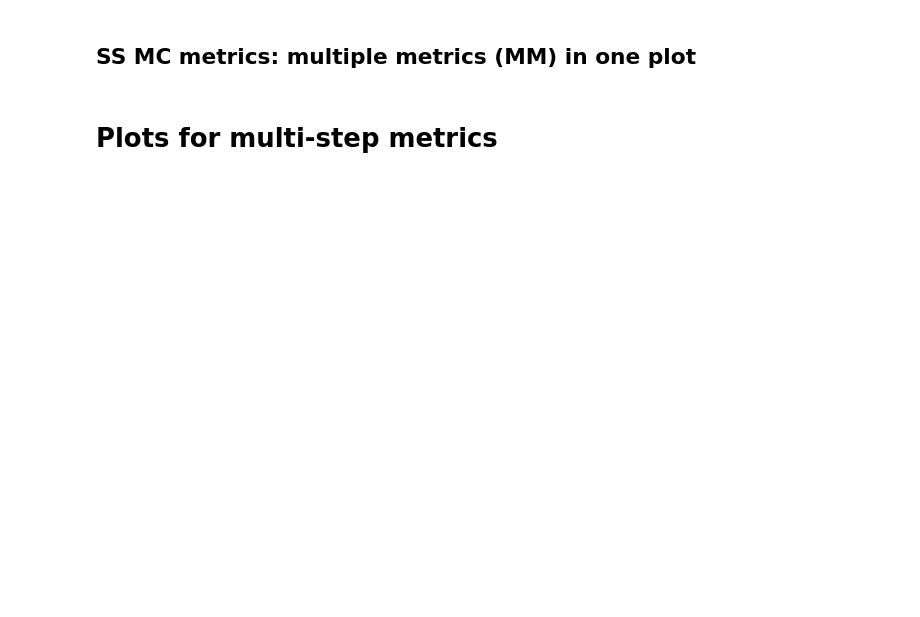
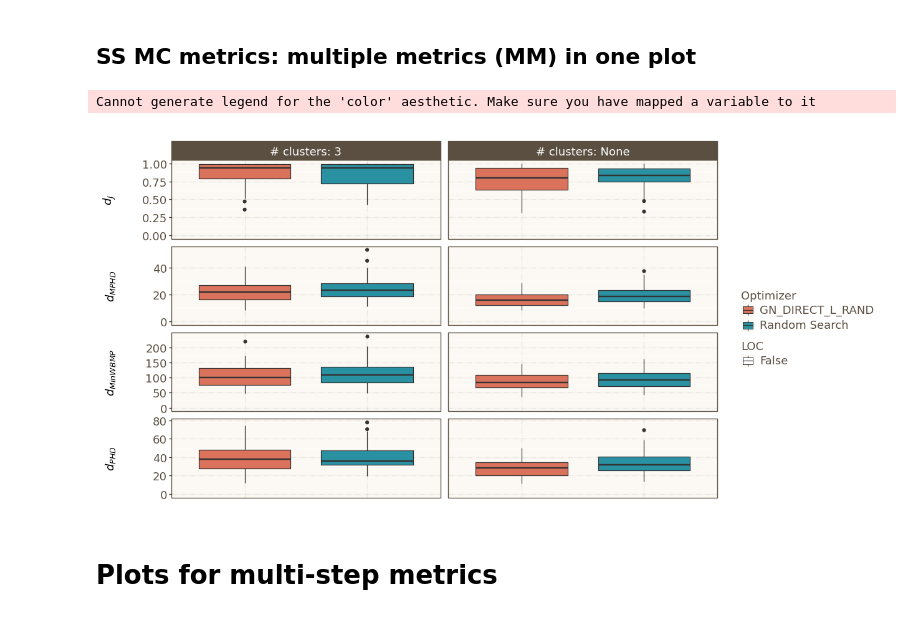
Before and after one commit to selting/CACT, a Jupyter notebook: src/CACT/evaluation_module/interactive_evaluation.ipynb, the cells around one changed output. Drawn from its saved outputs; the diff is of its cells as text; code cells hidden in the pictures; blank space fills up the shorter version.

```diff
--- a/src/CACT/evaluation_module/interactive_evaluation.ipynb
+++ b/src/CACT/evaluation_module/interactive_evaluation.ipynb
@@ -223,7 +229,7 @@ x='Optimizer'  # will not work if x=None
 y='value'
 fill = 'Optimizer'
 linetype='LOC'
-cols = 'No. of Queries'
+cols = '# clusters'
 rows='key'
 
 p = (ggplot(
@@ -242,36 +248,41 @@ p = (ggplot(
      labeller='label_both',
      scales='free'
  )
+ + my_theme
  + theme(figure_size=(12, 6),
          axis_text_x=element_blank(),
          axis_ticks_x=element_blank(),
          strip_text_y=element_blank(),
          strip_background_y=element_blank(),
          axis_title_y=element_text(margin={'r': 10}),
         )
+ + my_scale_color_and_fill
  + labs(y="", x="")
  + coord_cartesian(ylim=(0, None))
 )
 p = p.draw(show=False)
 axes = p.axes
 row_variables = sorted(SS_MC_MERGED_MM['key'].unique())
 num_cols = SS_MC_MERGED_MM[cols].nunique()
 
 for i, var_name in enumerate(row_variables):
     ax_index = i * num_cols
     if ax_index < len(axes):
         axes[ax_index].set_ylabel(var_name)
         axes[ax_index].yaxis.set_label_coords(-0.2, 0.5)
 
 if not (SS_MC_MERGED_MM.groupby([fill, cols, rows, linetype])[y].count()==60).all():
     t = SS_MC_MERGED_MM.groupby([fill, cols, rows, linetype])[y].count()
     print(t[t!=60])
     # raise ValueError('not all boxplots have 60 values')
 
 
 plt.tight_layout()
-p.savefig(fig_dir + f'/distances_{selected_group_ids}.pdf', bbox_inches='tight')
+# p.savefig(fig_dir + f'/distances_{selected_group_ids}.pdf', bbox_inches='tight')
 p
+# %% [output]
+Cannot generate legend for the 'color' aesthetic. Make sure you have mapped a variable to it
+[figure, added]
 # %% [markdown]
 # Plots for multi-step metrics
 # %%
```
Also changed, not shown: parts of 5 cells of this notebook, 6 other files.
